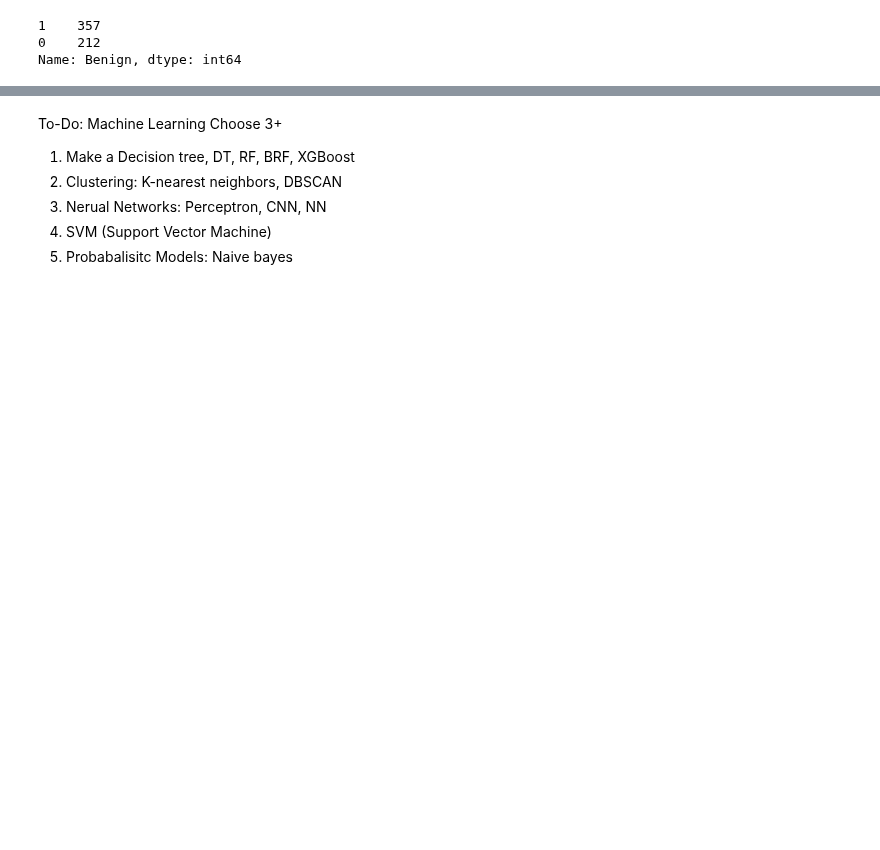
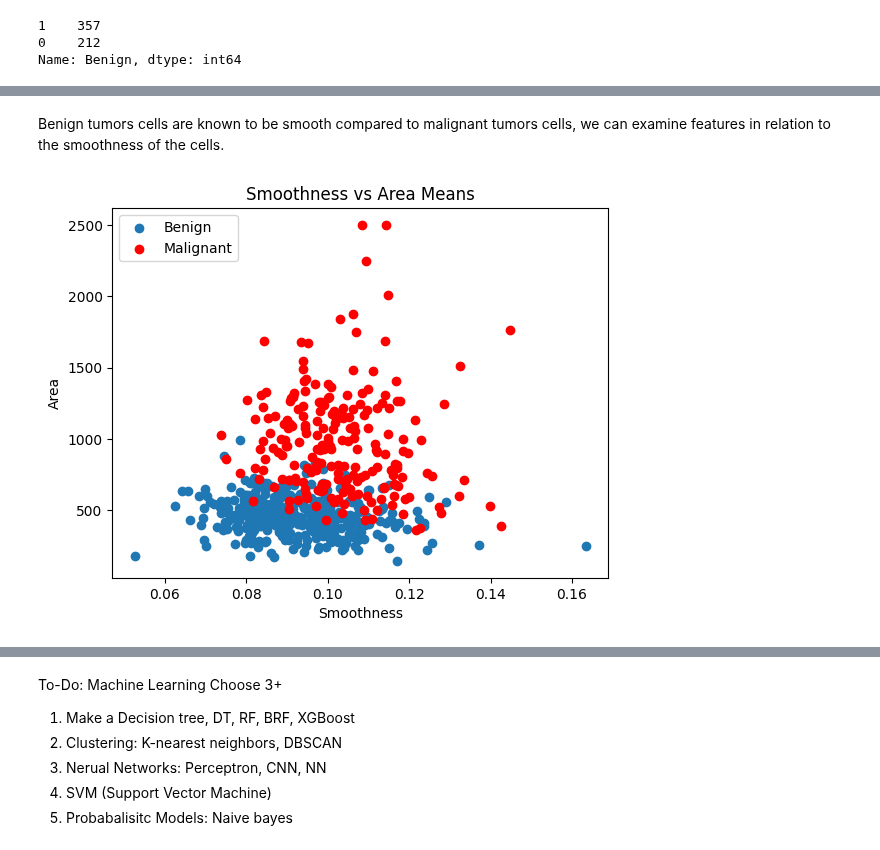
Before and after one commit to AR615598/Classifying_Cancer_Cells, a Jupyter notebook: cancer_cell_classification.ipynb, the cells around one changed output, grey strips where cells are left out. Saved outputs shown, nothing was run; the diff lists cells and outputs as text; code cells hidden in the pictures; blank space fills up the shorter version.

```diff
--- a/cancer_cell_classification.ipynb
+++ b/cancer_cell_classification.ipynb
@@ -74,3 +91,3 @@ We need to explore the data to get an idea of the certain features that determin
 # %%
 b_group = cc.loc[cc['Benign'] == 1]
-b_group
+m_group = cc.loc[cc['Malignant'] == 1]
@@ -76,0 +121,15 @@ b_group
+# %% [markdown]
+Benign tumors cells are known to be smooth compared to malignant tumors cells, we can examine features in relation to the smoothness of the cells.
+# %%
+fig = plt.figure()
+ax = fig.add_subplot(1,1,1)
+ax.scatter(b_group['smoothness_mean'], b_group['area_mean'], label="Benign")
+ax.scatter(m_group['smoothness_mean'], m_group['area_mean'], color = 'r', label="Malignant")
+
+plt.title('Smoothness vs Area Means')
+plt.xlabel('Smoothness')
+plt.ylabel('Area')
+plt.legend(loc="upper left")
+plt.show()
+# %% [output]
+[figure, added]
```
Also changed, not shown: parts of 15 cells of this notebook.
